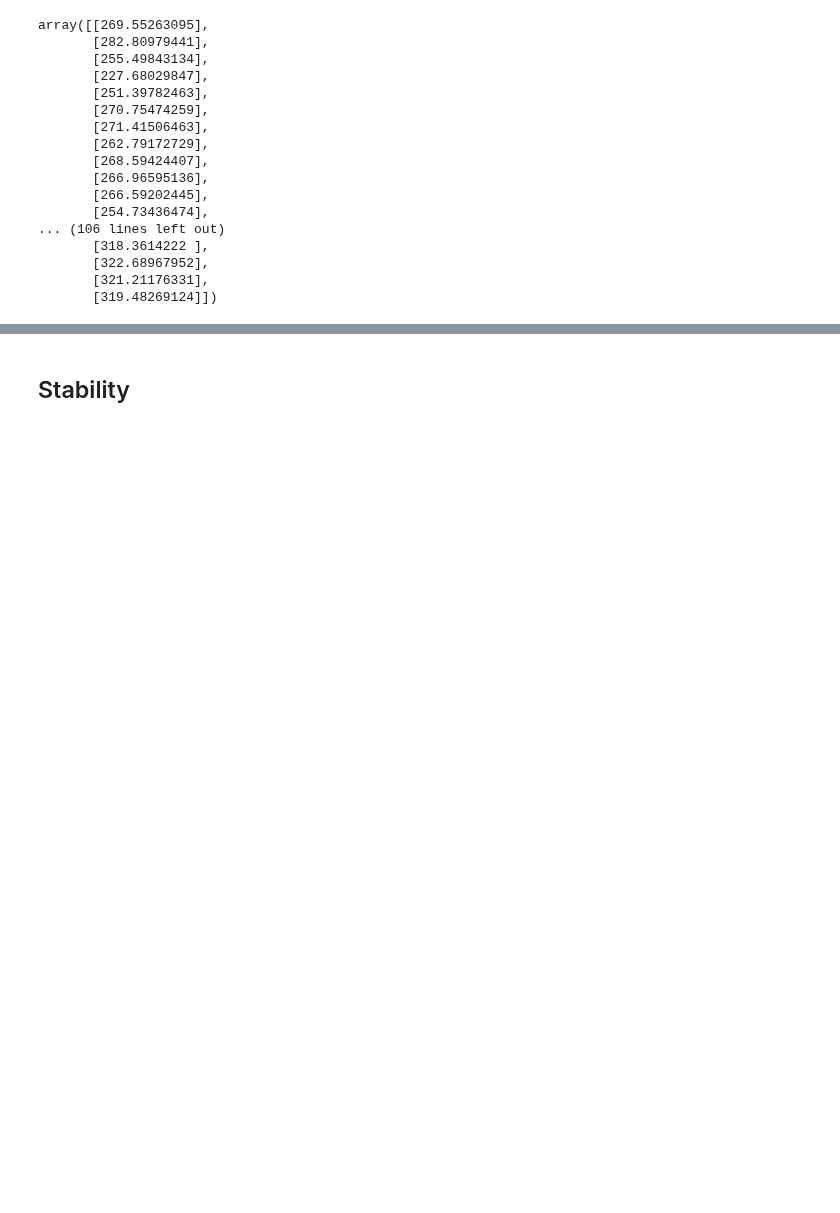
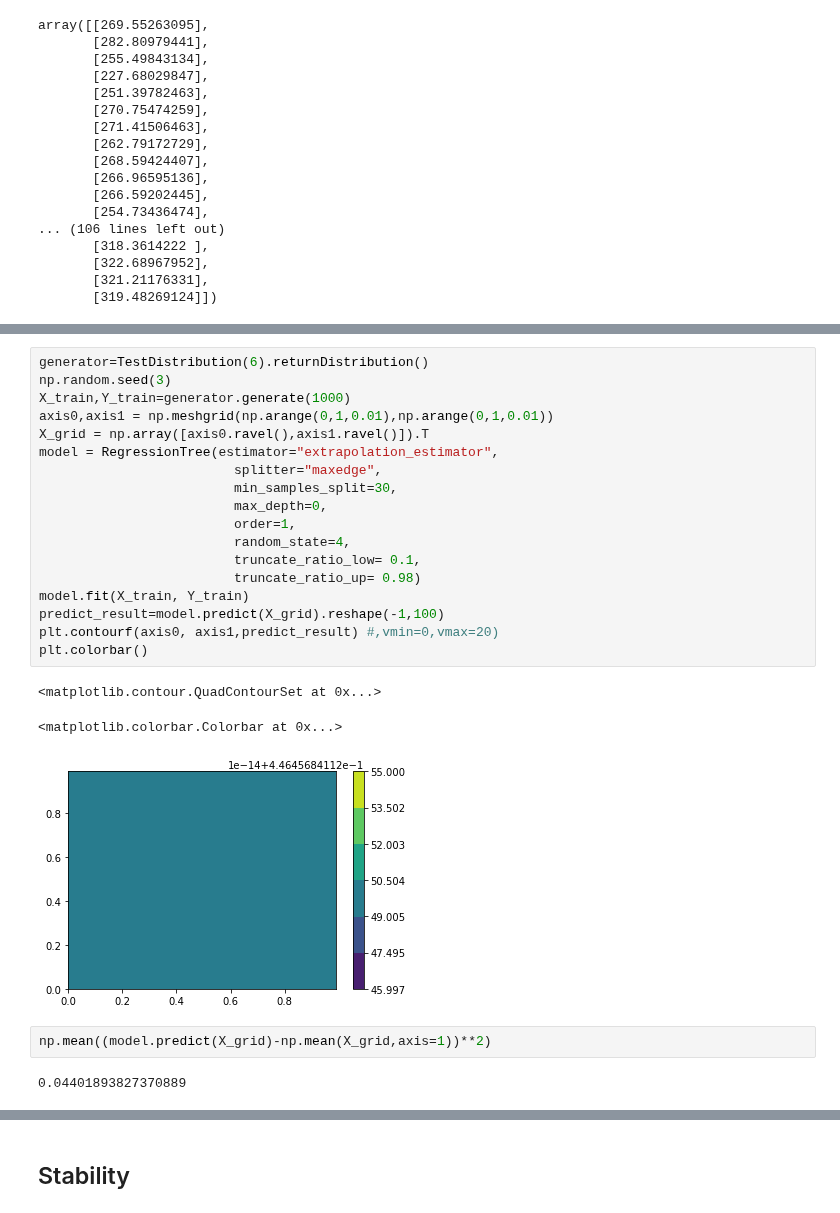
Before and after one commit to Karlmyh/RTER, a Jupyter notebook: test.ipynb, the cells around one changed output, grey strips where cells are left out. Cells and saved outputs as stored; diff of their text form; blank space fills up the shorter version.

```diff
--- a/test.ipynb
+++ b/test.ipynb
@@ -819,0 +840,26 @@ array([[269.55263095],
+# %%
+generator=TestDistribution(6).returnDistribution()
+np.random.seed(3)
+X_train,Y_train=generator.generate(1000)
+axis0,axis1 = np.meshgrid(np.arange(0,1,0.01),np.arange(0,1,0.01))
+X_grid = np.array([axis0.ravel(),axis1.ravel()]).T
+model = RegressionTree(estimator="extrapolation_estimator",
+                         splitter="maxedge",
+                         min_samples_split=30,
+                         max_depth=0,
+                         order=1,
+                         random_state=4,
+                         truncate_ratio_low= 0.1,
+                         truncate_ratio_up= 0.98)
+model.fit(X_train, Y_train)
+predict_result=model.predict(X_grid).reshape(-1,100)
+plt.contourf(axis0, axis1,predict_result) #,vmin=0,vmax=20)
+plt.colorbar()
+# %% [output]
+<matplotlib.contour.QuadContourSet at 0x...>
+<matplotlib.colorbar.Colorbar at 0x...>
+[figure, added]
+# %%
+np.mean((model.predict(X_grid)-np.mean(X_grid,axis=1))**2)
+# %% [output]
+0.04401893827370889
```
Also changed, not shown: parts of 38 cells of this notebook, 9 other files.
